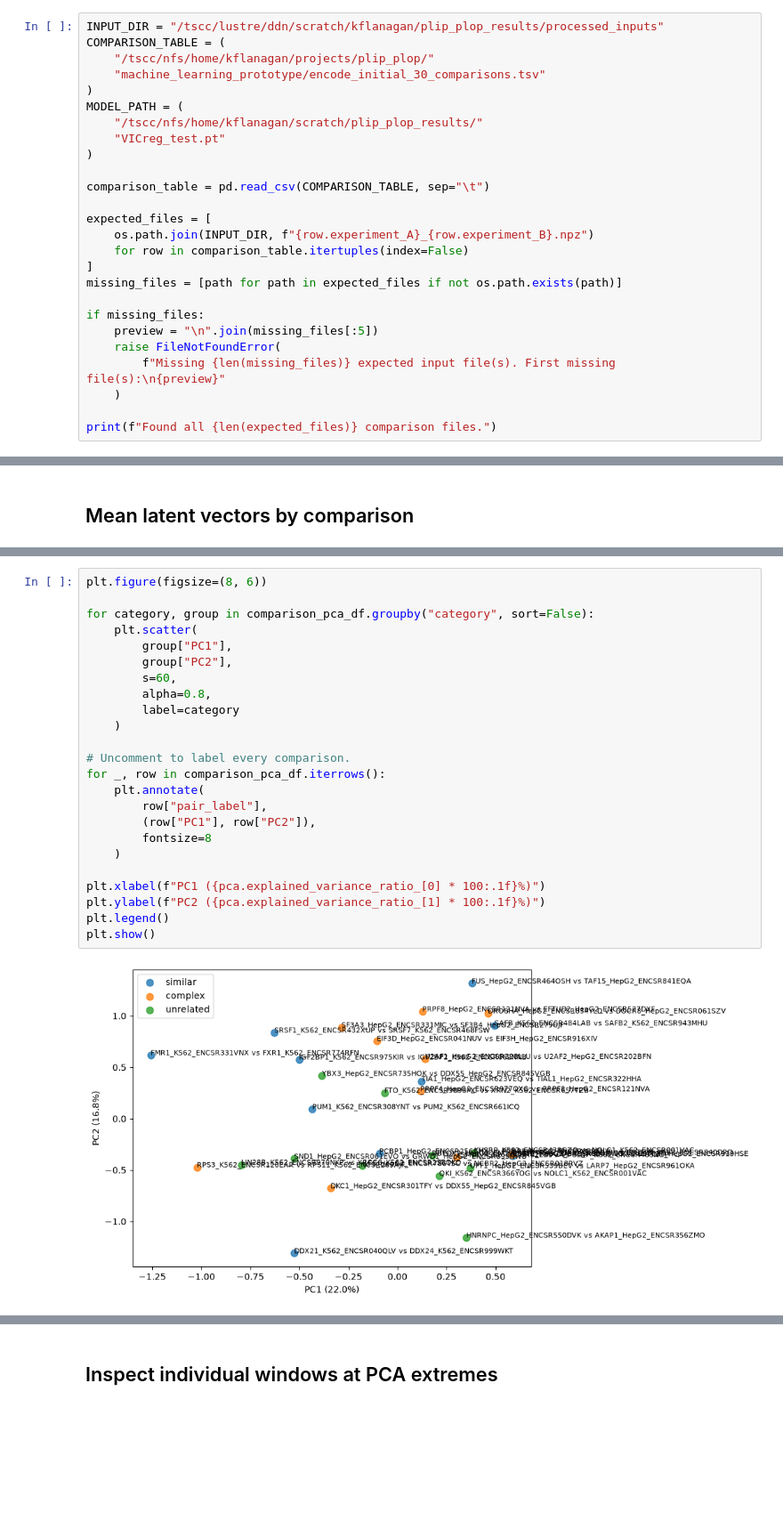
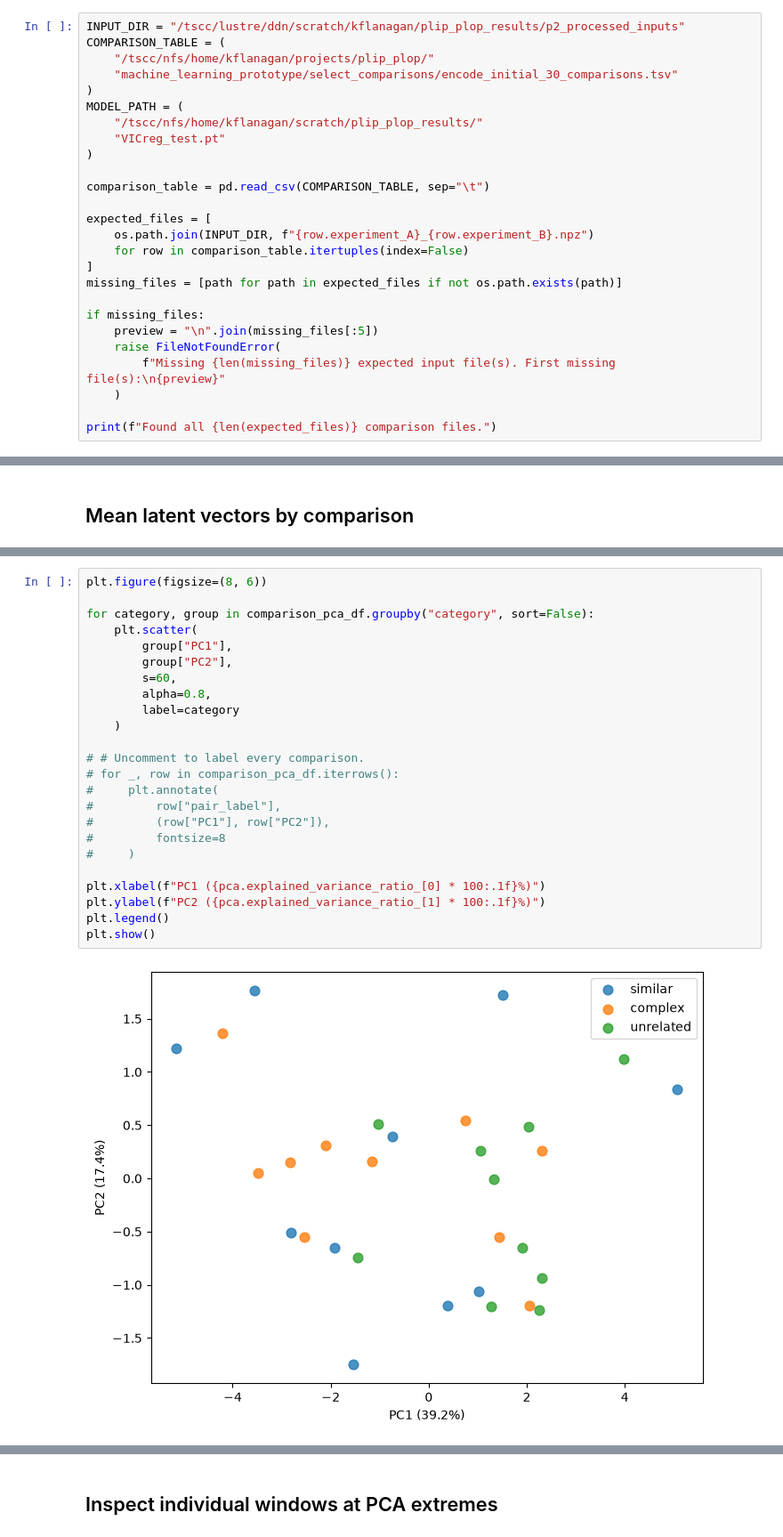
Before and after one commit to Raif-fl/plip_plop, a Jupyter notebook: machine_learning_prototype/PCA_vicreg.ipynb, the cells around one changed output, grey strips where cells are left out. Shown at 89% size. Drawn from its saved outputs; the diff is of its cells as text; blank space fills up the shorter version.

```diff
--- a/machine_learning_prototype/PCA_vicreg.ipynb
+++ b/machine_learning_prototype/PCA_vicreg.ipynb
@@ -24,10 +24,10 @@ Using device: cuda
 
 This reproduces the preprocessing and region-level split used by `many_RBP_prototype.ipynb`, so the notebook works from a fresh kernel.
 # %%
-INPUT_DIR = "/tscc/lustre/ddn/scratch/kflanagan/plip_plop_results/processed_inputs"
+INPUT_DIR = "/tscc/lustre/ddn/scratch/kflanagan/plip_plop_results/p2_processed_inputs"
 COMPARISON_TABLE = (
     "/tscc/nfs/home/kflanagan/projects/plip_plop/"
-    "machine_learning_prototype/encode_initial_30_comparisons.tsv"
+    "machine_learning_prototype/select_comparisons/encode_initial_30_comparisons.tsv"
 )
 MODEL_PATH = (
     "/tscc/nfs/home/kflanagan/scratch/plip_plop_results/"
@@ -234,26 +234,26 @@ comparison_pca_df[comparison_pca_df["comparison_id"] == 9]
 # %%
 plt.figure(figsize=(8, 6))
 
 for category, group in comparison_pca_df.groupby("category", sort=False):
     plt.scatter(
         group["PC1"],
         group["PC2"],
         s=60,
         alpha=0.8,
         label=category
     )
 
-# Uncomment to label every comparison.
-for _, row in comparison_pca_df.iterrows():
-    plt.annotate(
-        row["pair_label"],
-        (row["PC1"], row["PC2"]),
-        fontsize=8
-    )
+# # Uncomment to label every comparison.
+# for _, row in comparison_pca_df.iterrows():
+#     plt.annotate(
+#         row["pair_label"],
+#         (row["PC1"], row["PC2"]),
+#         fontsize=8
+#     )
 
 plt.xlabel(f"PC1 ({pca.explained_variance_ratio_[0] * 100:.1f}%)")
 plt.ylabel(f"PC2 ({pca.explained_variance_ratio_[1] * 100:.1f}%)")
 plt.legend()
 plt.show()
 # %% [output]
-[figure, old version]
+[figure, new version]
```
Also changed, not shown: parts of 40 cells of this notebook, 12 other files.
